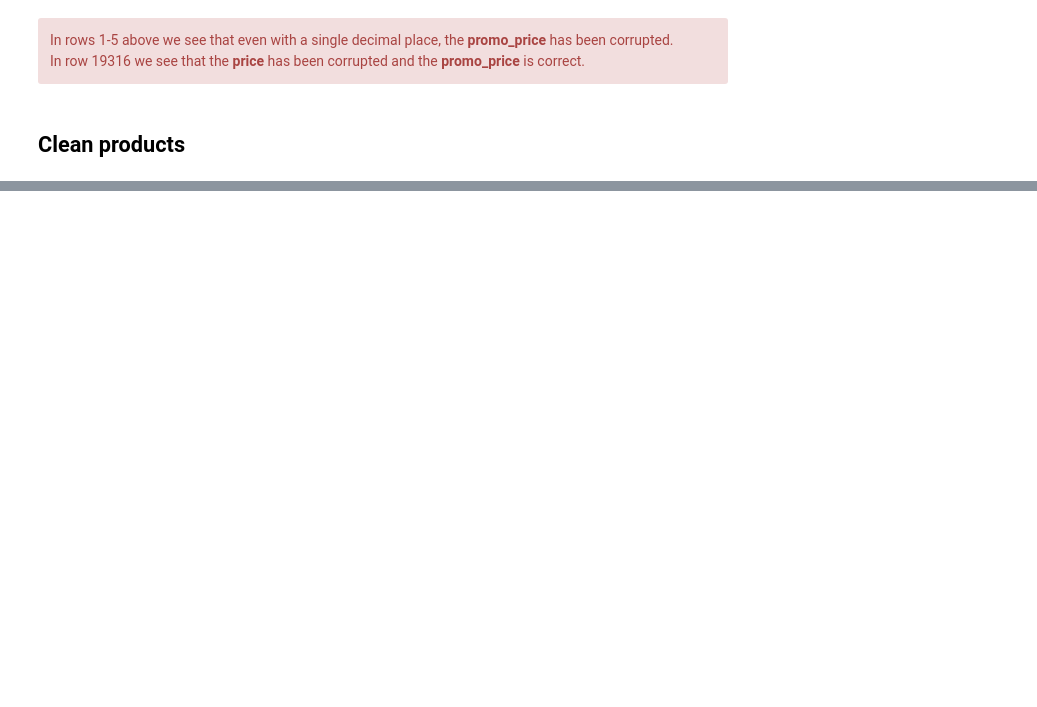
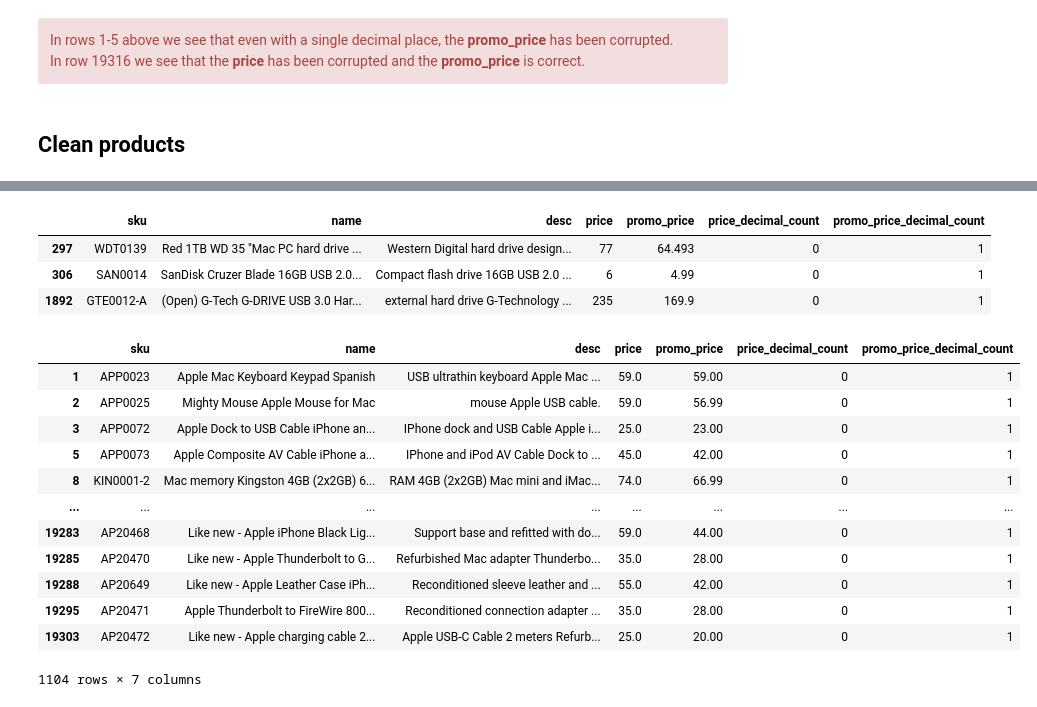
Before and after one commit to Donal-Flanagan/Eniac_discount_analysis, a Jupyter notebook: notebooks/1 - initial_imports_and_data_cleaning/explore_products.ipynb, the cells around one changed output, grey strips where cells are left out. Drawn from its saved outputs; the diff is of its cells as text; code cells hidden in the pictures; blank space fills up the shorter version.

```diff
--- a/notebooks/1 - initial_imports_and_data_cleaning/explore_products.ipynb
+++ b/notebooks/1 - initial_imports_and_data_cleaning/explore_products.ipynb
@@ -320,0 +501,12 @@ This represents 45.49% of the data.
+# %%
+'''
+There is no pattern
+Some of the promo_price values have 1, 2 or 3 digits after the decimal place
+just like in the corrupted data.
+'''
+zero_one_decimal_data[zero_one_decimal_data.sku.isin(['GTE0012-A', 'SAN0014', 'WDT0139'])]
+# %% [output]
+|  | sku | name | desc | price | promo_price | price_decimal_count | promo_price_decimal_count |
+| 297 | WDT0139 | Red 1TB WD 35 "Mac PC hard drive ... | Western Digital hard drive design... | 77 | 64.493 | 0 | 1 |
+| 306 | SAN0014 | SanDisk Cruzer Blade 16GB USB 2.0... | Compact flash drive 16GB USB 2.0 ... | 6 | 4.99 | 0 | 1 |
+| 1892 | GTE0012-A | (Open) G-Tech G-DRIVE USB 3.0 Har... | external hard drive G-Technology ... | 235 | 169.9 | 0 | 1 |
@@ -320,0 +526,61 @@ This represents 45.49% of the data.
+# %%
+import math
+
+def _insert_decimal_at_string_position(s, pos):
+    '''Insert a decimal point at a given position in a string'''
+    s = s.split('.')
+    s = s[0] + s[1]
+    s = s[:pos]+'.'+s[pos:]
+    return s
+
+def _insert_decimal_in_promo_price(row, decimal_position = -2):
+    '''
+    If the euro value of the price is equal to the euro value of the promo_price,
+    set the promo_price equal to price and return it.
+    This is because some promo_prices are slightly larger than their equivalent prices, such as:
+    price - promo_price
+    12.95 - 12.99
+    59.00 - 59.99
+    89.00 - 89.79
+    549.00 - 550.33
+    55.0	5.88
+    60.0	6.86
+    529.0	53.18
+
+    Otherwise, keep moving the decimal point towards the start of the string until the promo_price is lower than the price.
+    Then transform the string to a float and round it to two decimal places.
+    '''
+
+    while float(row.promo_price) > row.price:
+        #print(row.price, row.promo_price, math.floor(row.price)), math.floor(float(row.promo_price))
+        if math.floor(float(row.promo_price)) == math.floor(row.price):
+            row.promo_price = row.price
+            return row.promo_price
+        else:
+            row.promo_price = _insert_decimal_at_string_position(row.promo_price, decimal_position)
+            decimal_position += -1
+    #print("promo_price:", round(float(row.promo_price), 2))
+    return round(float(row.promo_price), 2)
+
+
+def transform_promo_price_to_float_wrt_price(df):
+    df.promo_price = [_insert_decimal_in_promo_price(row) for index, row in df.iterrows()]
+    return df
+
+test_data = zero_one_decimal_data.copy() #[zero_one_decimal_data.sku.isin(['APP1482'])].copy()
+test_data = transform_promo_price_to_float_wrt_price(test_data)
+test_data
+# %% [output]
+|  | sku | name | desc | price | promo_price | price_decimal_count | promo_price_decimal_count |
+| 1 | APP0023 | Apple Mac Keyboard Keypad Spanish | USB ultrathin keyboard Apple Mac ... | 59.0 | 59.00 | 0 | 1 |
+| 2 | APP0025 | Mighty Mouse Apple Mouse for Mac | mouse Apple USB cable. | 59.0 | 56.99 | 0 | 1 |
+| 3 | APP0072 | Apple Dock to USB Cable iPhone an... | IPhone dock and USB Cable Apple i... | 25.0 | 23.00 | 0 | 1 |
+| 5 | APP0073 | Apple Composite AV Cable iPhone a... | IPhone and iPod AV Cable Dock to ... | 45.0 | 42.00 | 0 | 1 |
+| 8 | KIN0001-2 | Mac memory Kingston 4GB (2x2GB) 6... | RAM 4GB (2x2GB) Mac mini and iMac... | 74.0 | 66.99 | 0 | 1 |
+| ... | ... | ... | ... | ... | ... | ... | ... |
+| 19283 | AP20468 | Like new - Apple iPhone Black Lig... | Support base and refitted with do... | 59.0 | 44.00 | 0 | 1 |
+| 19285 | AP20470 | Like new - Apple Thunderbolt to G... | Refurbished Mac adapter Thunderbo... | 35.0 | 28.00 | 0 | 1 |
+| 19288 | AP20649 | Like new - Apple Leather Case iPh... | Reconditioned sleeve leather and ... | 55.0 | 42.00 | 0 | 1 |
+| 19295 | AP20471 | Apple Thunderbolt to FireWire 800... | Reconditioned connection adapter ... | 35.0 | 28.00 | 0 | 1 |
+| 19303 | AP20472 | Like new - Apple charging cable 2... | Apple USB-C Cable 2 meters Refurb... | 25.0 | 20.00 | 0 | 1 |
+1104 rows × 7 columns
```
Also changed, not shown: parts of 24 cells of this notebook.
